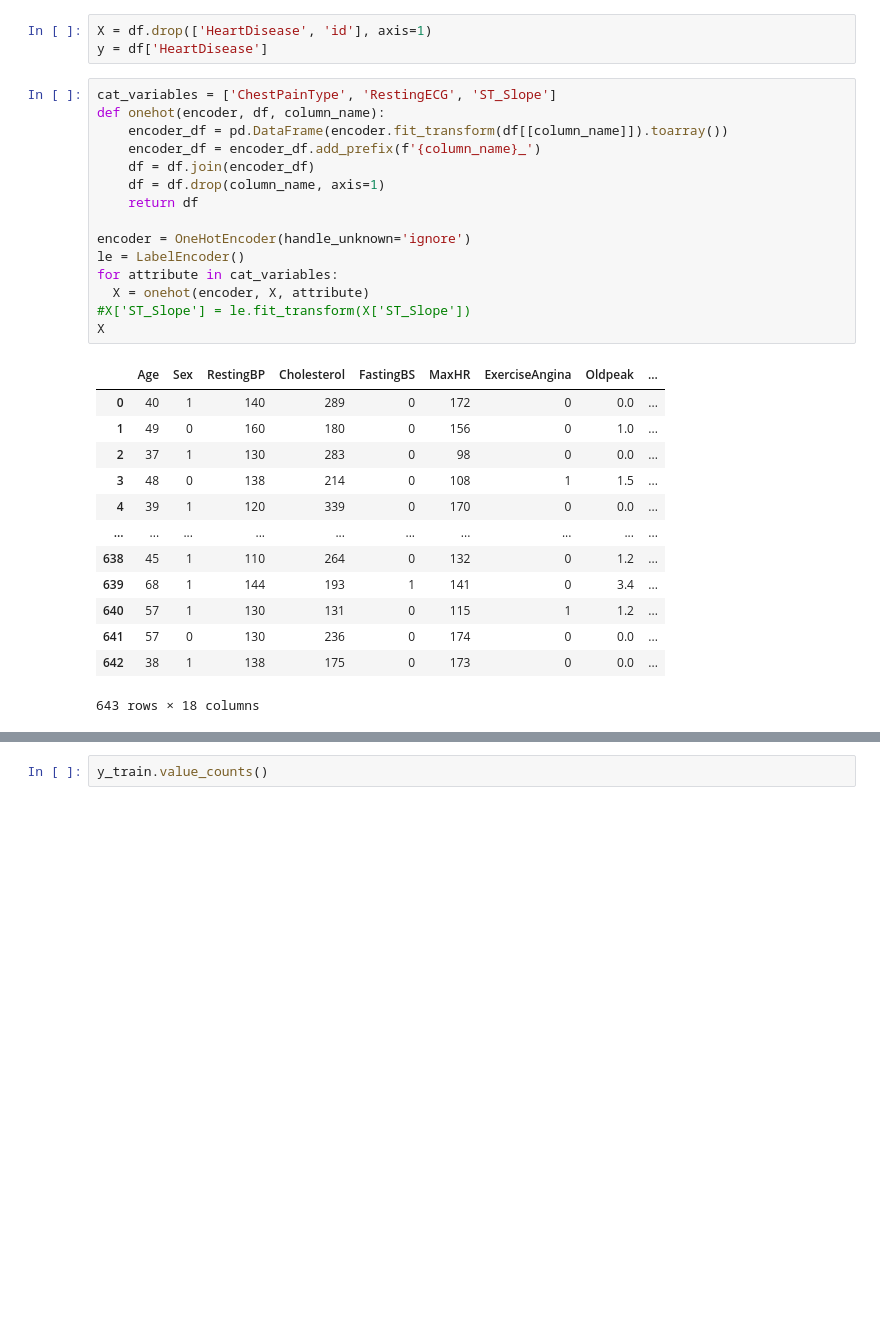
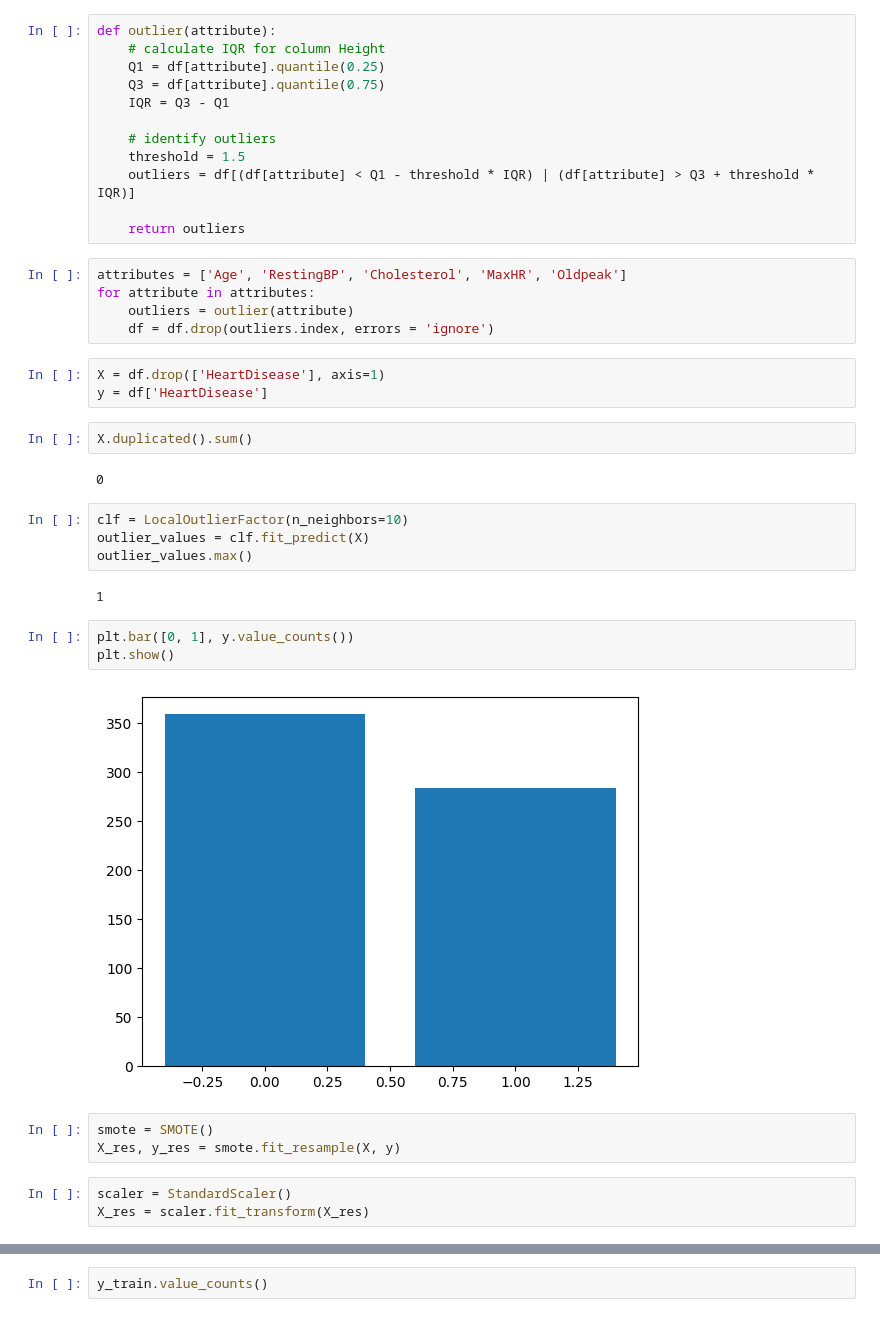
Before and after one commit to Morganh201/HeartDisease, a Jupyter notebook: Untitled.ipynb, the cells around one changed output, grey strips where cells are left out. Cells and saved outputs as stored; diff of their text form; blank space fills up the shorter version.

```diff
--- a/Untitled.ipynb
+++ b/Untitled.ipynb
@@ -76,33 +57,42 @@ df
+# %%
+def outlier(attribute):
+    # calculate IQR for column Height
+    Q1 = df[attribute].quantile(0.25)
+    Q3 = df[attribute].quantile(0.75)
+    IQR = Q3 - Q1
+
+    # identify outliers
+    threshold = 1.5
+    outliers = df[(df[attribute] < Q1 - threshold * IQR) | (df[attribute] > Q3 + threshold * IQR)]
+
+    return outliers
+# %%
+attributes = ['Age', 'RestingBP', 'Cholesterol', 'MaxHR', 'Oldpeak']
+for attribute in attributes:
+    outliers = outlier(attribute)
+    df = df.drop(outliers.index, errors = 'ignore')
 # %%
-X = df.drop(['HeartDisease', 'id'], axis=1)
+X = df.drop(['HeartDisease'], axis=1)
 y = df['HeartDisease']
-# %%
-cat_variables = ['ChestPainType', 'RestingECG', 'ST_Slope']
-def onehot(encoder, df, column_name):
-    encoder_df = pd.DataFrame(encoder.fit_transform(df[[column_name]]).toarray())
-    encoder_df = encoder_df.add_prefix(f'{column_name}_')
-    df = df.join(encoder_df)
-    df = df.drop(column_name, axis=1)
-    return df
-
-encoder = OneHotEncoder(handle_unknown='ignore')
-le = LabelEncoder()
-for attribute in cat_variables:
-  X = onehot(encoder, X, attribute)
-#X['ST_Slope'] = le.fit_transform(X['ST_Slope'])
-X
-# %% [output]
-|  | Age | Sex | RestingBP | Cholesterol | FastingBS | MaxHR | ExerciseAngina | Oldpeak | ... |
-| 0 | 40 | 1 | 140 | 289 | 0 | 172 | 0 | 0.0 | ... |
-| 1 | 49 | 0 | 160 | 180 | 0 | 156 | 0 | 1.0 | ... |
-| 2 | 37 | 1 | 130 | 283 | 0 | 98 | 0 | 0.0 | ... |
-| 3 | 48 | 0 | 138 | 214 | 0 | 108 | 1 | 1.5 | ... |
-| 4 | 39 | 1 | 120 | 339 | 0 | 170 | 0 | 0.0 | ... |
-| ... | ... | ... | ... | ... | ... | ... | ... | ... | ... |
-| 638 | 45 | 1 | 110 | 264 | 0 | 132 | 0 | 1.2 | ... |
-| 639 | 68 | 1 | 144 | 193 | 1 | 141 | 0 | 3.4 | ... |
-| 640 | 57 | 1 | 130 | 131 | 0 | 115 | 1 | 1.2 | ... |
-| 641 | 57 | 0 | 130 | 236 | 0 | 174 | 0 | 0.0 | ... |
-| 642 | 38 | 1 | 138 | 175 | 0 | 173 | 0 | 0.0 | ... |
-643 rows × 18 columns
+# %%
+X.duplicated().sum()
+# %% [output]
+0
+# %%
+clf = LocalOutlierFactor(n_neighbors=10)
+outlier_values = clf.fit_predict(X)
+outlier_values.max()
+# %% [output]
+1
+# %%
+plt.bar([0, 1], y.value_counts())
+plt.show()
+# %% [output]
+[figure, added]
+# %%
+smote = SMOTE()
+X_res, y_res = smote.fit_resample(X, y)
+# %%
+scaler = StandardScaler()
+X_res = scaler.fit_transform(X_res)
 # %%
```
Also changed, not shown: parts of 15 cells of this notebook.
